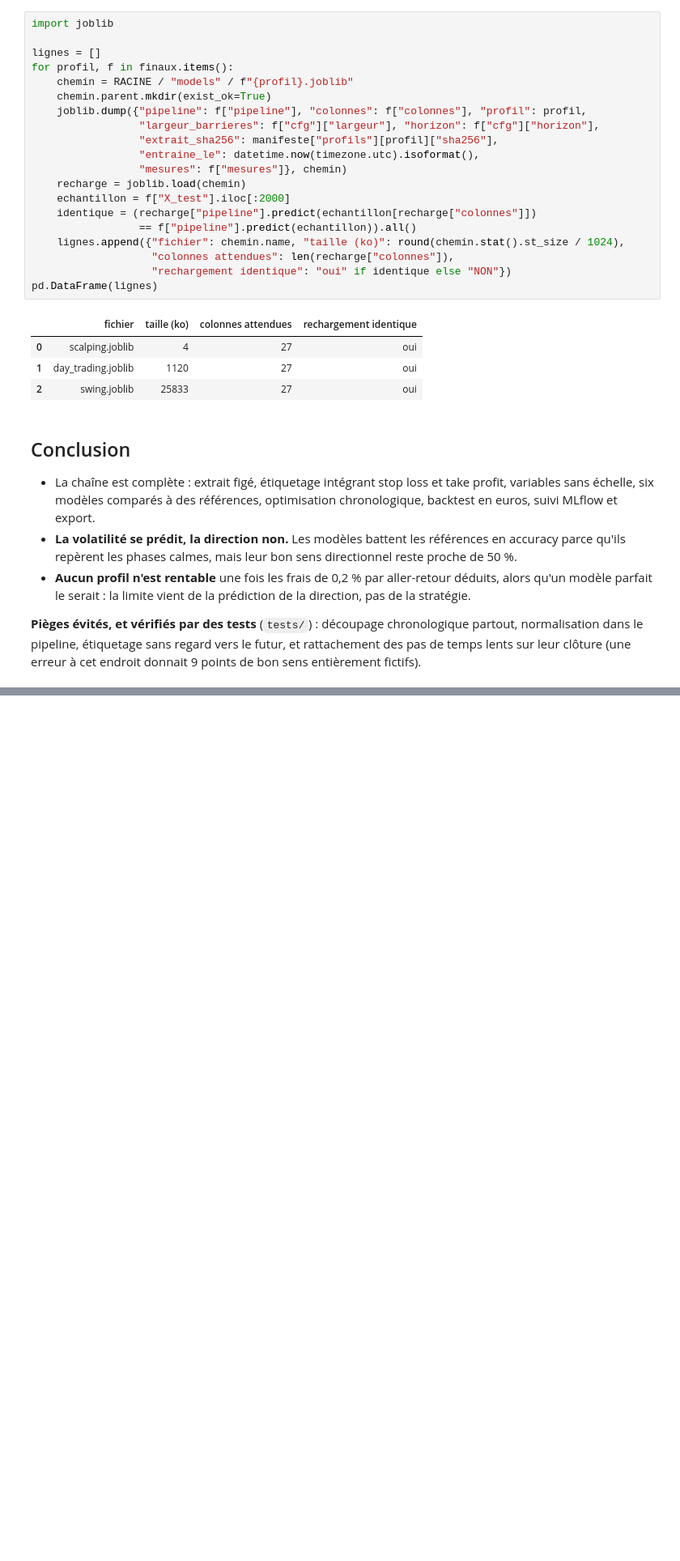
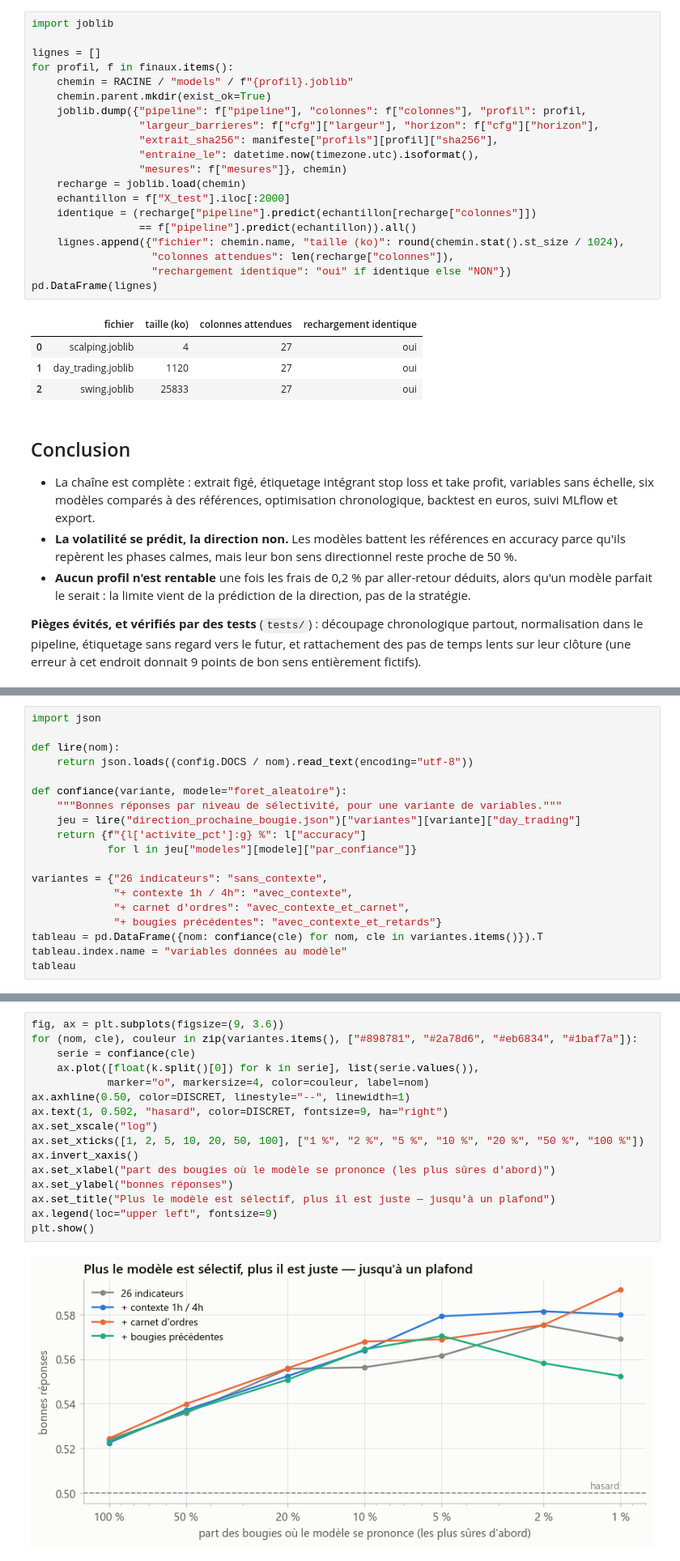
Before and after one commit to DataScientest-Studio/jul26_bde_crypto, a Jupyter notebook: notebooks/etape3_modelisation.ipynb, the cells around one changed output, grey strips where cells are left out. Shown at 81% size. Cells and saved outputs as stored; diff of their text form; blank space fills up the shorter version.

```diff
--- a/notebooks/etape3_modelisation.ipynb
+++ b/notebooks/etape3_modelisation.ipynb
@@ -636,0 +654,19 @@ pd.DataFrame(lignes)
+# %%
+import json
+
+def lire(nom):
+    return json.loads((config.DOCS / nom).read_text(encoding="utf-8"))
+
+def confiance(variante, modele="foret_aleatoire"):
+    """Bonnes réponses par niveau de sélectivité, pour une variante de variables."""
+    jeu = lire("direction_prochaine_bougie.json")["variantes"][variante]["day_trading"]
+    return {f"{l['activite_pct']:g} %": l["accuracy"]
+            for l in jeu["modeles"][modele]["par_confiance"]}
+
+variantes = {"26 indicateurs": "sans_contexte",
+             "+ contexte 1h / 4h": "avec_contexte",
+             "+ carnet d'ordres": "avec_contexte_et_carnet",
+             "+ bougies précédentes": "avec_contexte_et_retards"}
+tableau = pd.DataFrame({nom: confiance(cle) for nom, cle in variantes.items()}).T
+tableau.index.name = "variables données au modèle"
+tableau
@@ -636,0 +684,18 @@ pd.DataFrame(lignes)
+# %%
+fig, ax = plt.subplots(figsize=(9, 3.6))
+for (nom, cle), couleur in zip(variantes.items(), ["#898781", "#2a78d6", "#eb6834", "#1baf7a"]):
+    serie = confiance(cle)
+    ax.plot([float(k.split()[0]) for k in serie], list(serie.values()),
+            marker="o", markersize=4, color=couleur, label=nom)
+ax.axhline(0.50, color=DISCRET, linestyle="--", linewidth=1)
+ax.text(1, 0.502, "hasard", color=DISCRET, fontsize=9, ha="right")
+ax.set_xscale("log")
+ax.set_xticks([1, 2, 5, 10, 20, 50, 100], ["1 %", "2 %", "5 %", "10 %", "20 %", "50 %", "100 %"])
+ax.invert_xaxis()
+ax.set_xlabel("part des bougies où le modèle se prononce (les plus sûres d'abord)")
+ax.set_ylabel("bonnes réponses")
+ax.set_title("Plus le modèle est sélectif, plus il est juste — jusqu'à un plafond")
+ax.legend(loc="upper left", fontsize=9)
+plt.show()
+# %% [output]
+[figure, added]
```
Also changed, not shown: parts of 16 cells of this notebook, 4 other files.
